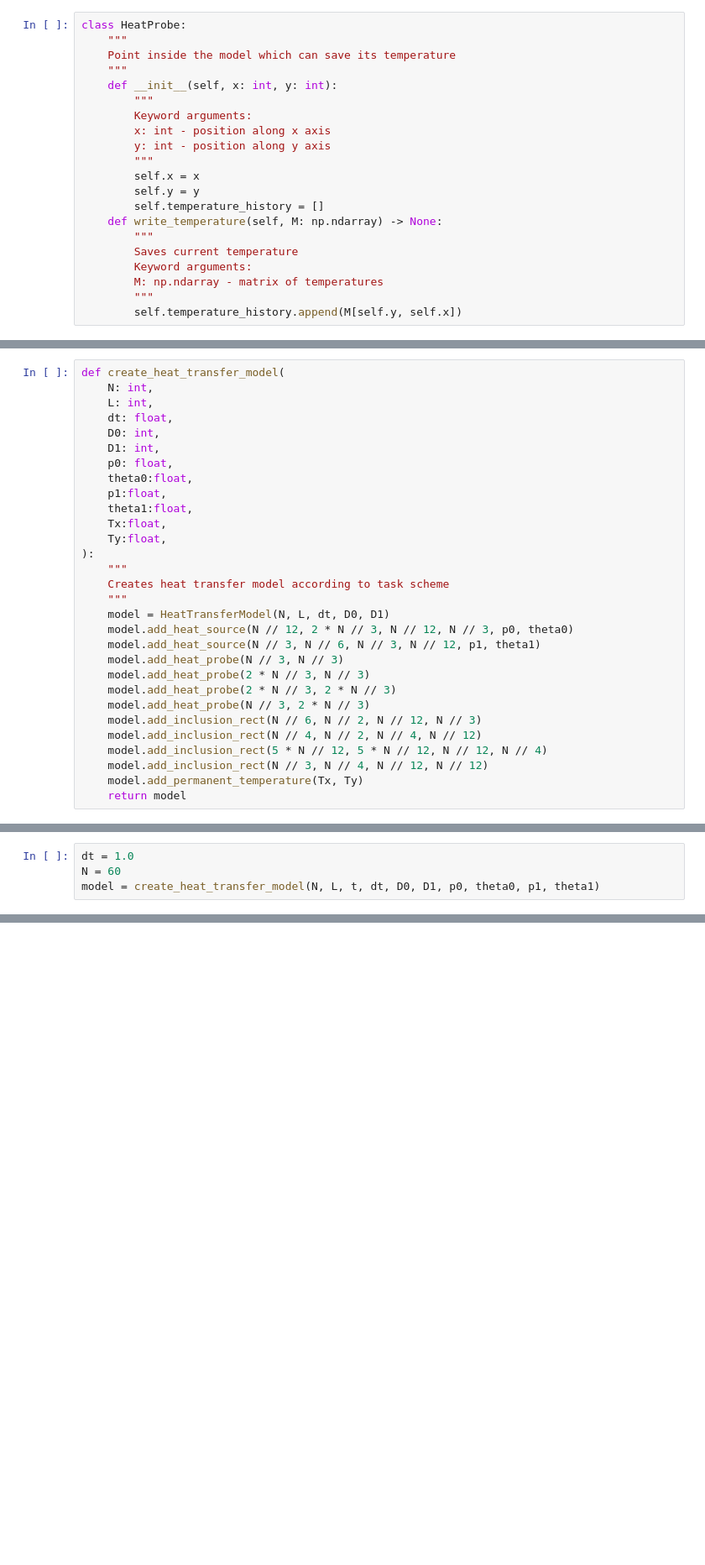
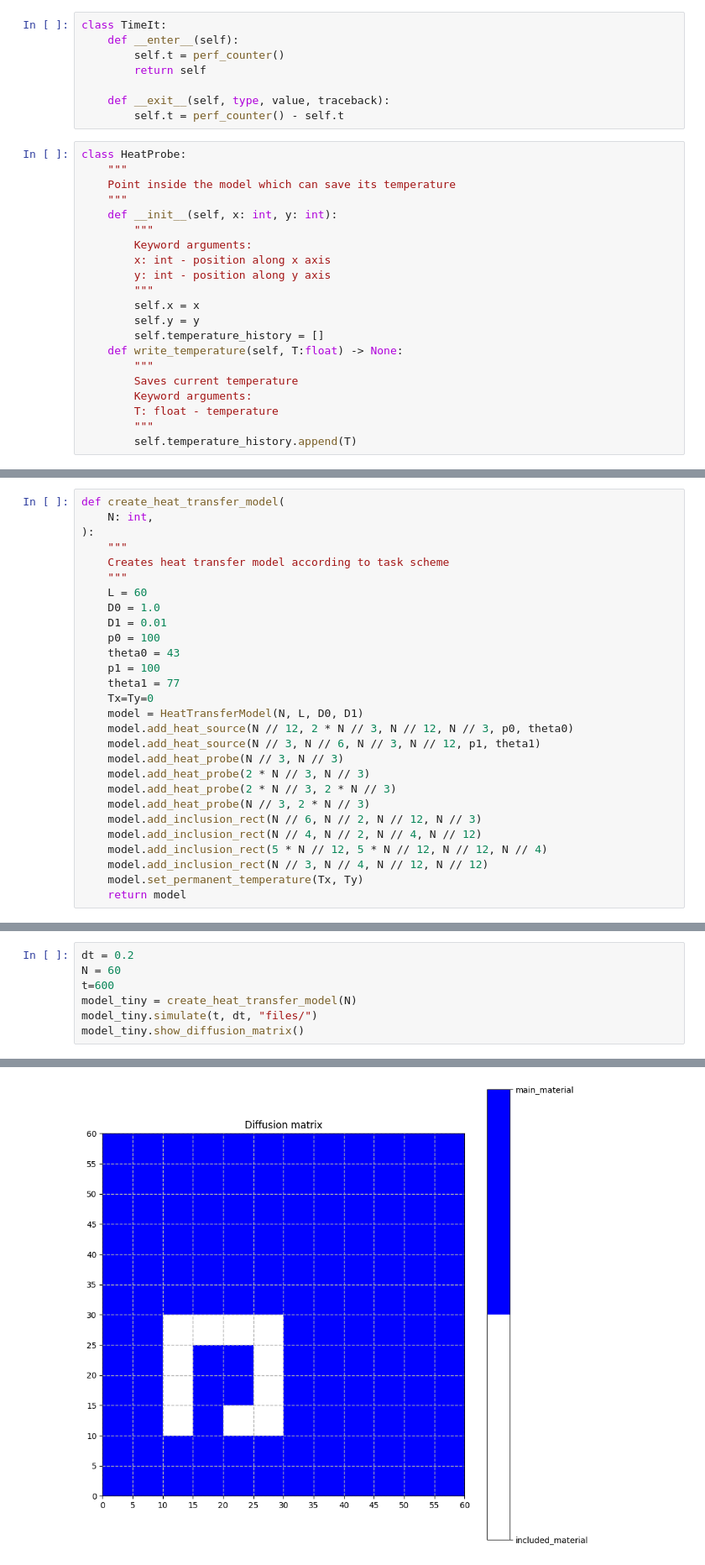
Before and after one commit to igmirnyy/CP3, a Jupyter notebook: HW2.heat_transfer_problem_2d/heat_transfer_problem_2d_2023.ipynb, the cells around one changed output, grey strips where cells are left out. Shown: that part at 84% size. Drawn from its saved outputs; the diff is of its cells as text; blank space fills up the shorter version.

```diff
--- a/HW2.heat_transfer_problem_2d/heat_transfer_problem_2d_2023.ipynb
+++ b/HW2.heat_transfer_problem_2d/heat_transfer_problem_2d_2023.ipynb
@@ -102,3 +105,11 @@ from tqdm import trange
+# %%
+class TimeIt:
+    def __enter__(self):
+        self.t = perf_counter()
+        return self
+
+    def __exit__(self, type, value, traceback):
+        self.t = perf_counter() - self.t
 # %%
 class HeatProbe:
     """
@@ -113,13 +124,13 @@ class HeatProbe:
         self.x = x
         self.y = y
         self.temperature_history = []
-    def write_temperature(self, M: np.ndarray) -> None:
+    def write_temperature(self, T:float) -> None:
         """
         Saves current temperature
         Keyword arguments:
-        M: np.ndarray - matrix of temperatures
+        T: float - temperature
         """
-        self.temperature_history.append(M[self.y, self.x])
+        self.temperature_history.append(T)
 # %%
 class HeatSource:
     """
@@ -368,21 +428,19 @@ theta1 = 77
 # %%
 def create_heat_transfer_model(
     N: int,
-    L: int,
-    dt: float,
-    D0: int,
-    D1: int,
-    p0: float,
-    theta0:float,
-    p1:float,
-    theta1:float,
-    Tx:float,
-    Ty:float,
 ):
     """
     Creates heat transfer model according to task scheme
     """
-    model = HeatTransferModel(N, L, dt, D0, D1)
+    L = 60
+    D0 = 1.0
+    D1 = 0.01
+    p0 = 100
+    theta0 = 43
+    p1 = 100
+    theta1 = 77
+    Tx=Ty=0
+    model = HeatTransferModel(N, L, D0, D1)
     model.add_heat_source(N // 12, 2 * N // 3, N // 12, N // 3, p0, theta0)
     model.add_heat_source(N // 3, N // 6, N // 3, N // 12, p1, theta1)
     model.add_heat_probe(N // 3, N // 3)
@@ -393,5 +451,5 @@ def create_heat_transfer_model(
     model.add_inclusion_rect(N // 4, N // 2, N // 4, N // 12)
     model.add_inclusion_rect(5 * N // 12, 5 * N // 12, N // 12, N // 4)
     model.add_inclusion_rect(N // 3, N // 4, N // 12, N // 12)
-    model.add_permanent_temperature(Tx, Ty)
+    model.set_permanent_temperature(Tx, Ty)
     return model
@@ -398,4 +477,8 @@ def create_heat_transfer_model(
 # %%
-dt = 1.0
+dt = 0.2
 N = 60
-model = create_heat_transfer_model(N, L, t, dt, D0, D1, p0, theta0, p1, theta1)
+t=600
+model_tiny = create_heat_transfer_model(N)
+model_tiny.simulate(t, dt, "files/")
+model_tiny.show_diffusion_matrix()
+# %% [output]
@@ -401,0 +486 @@ model = create_heat_transfer_model(N, L, t, dt, D0, D1, p0, theta0, p1, theta1)
+[figure, added]
```
Also changed, not shown: parts of 10 cells of this notebook, 30 other files.
